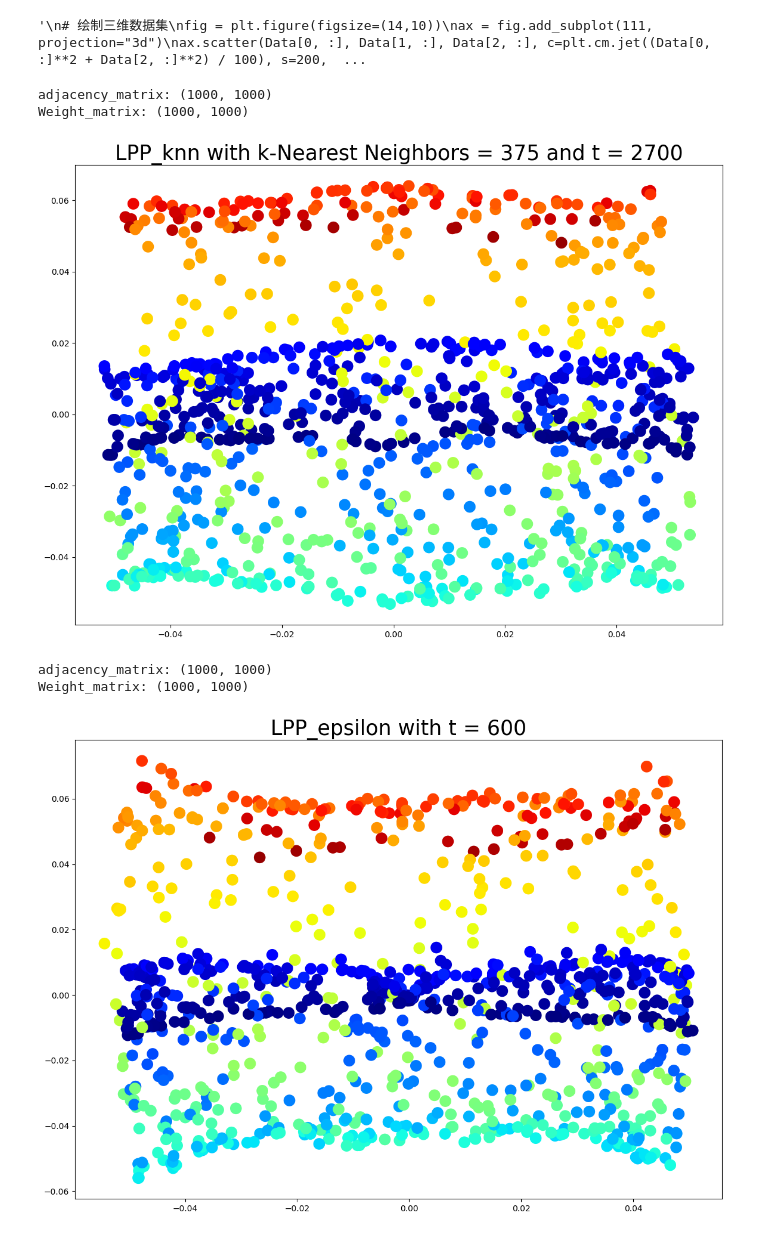
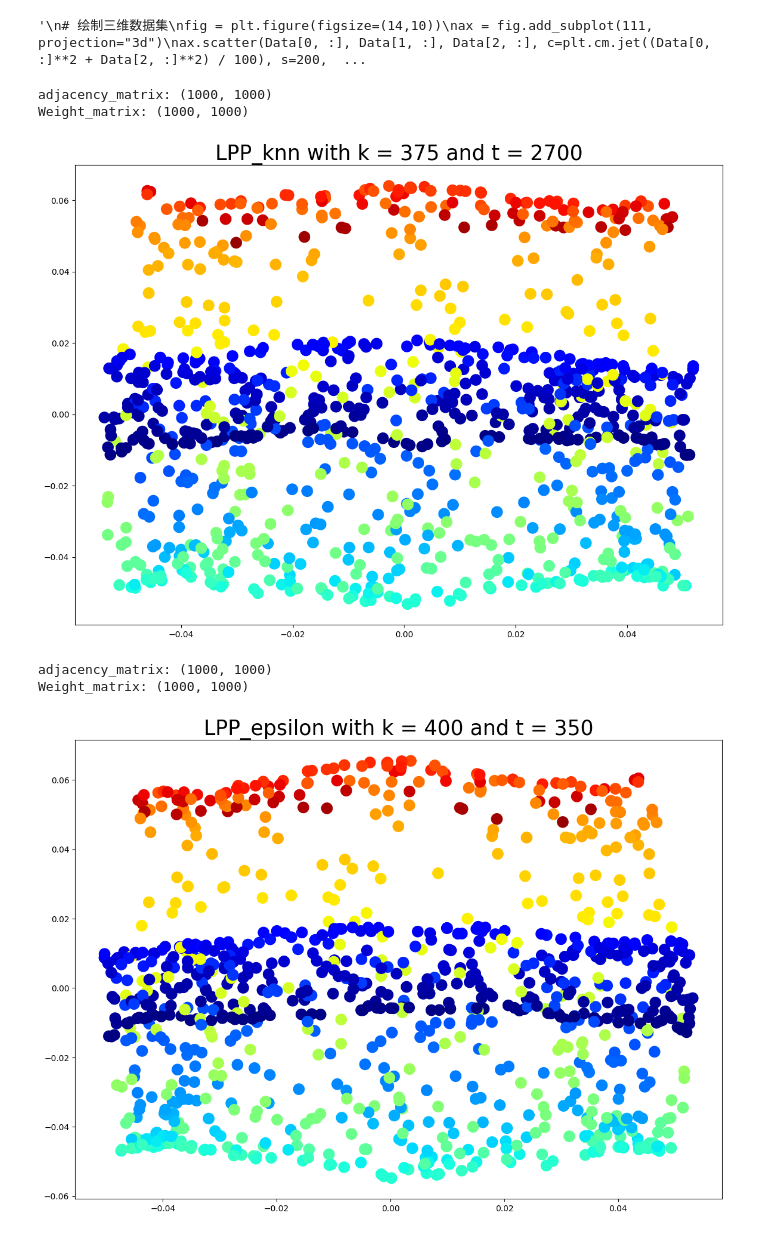
Before and after one commit to TonyHuang6666/Manifold-Learning, a Jupyter notebook: Locality preserving projection/LPP-Original.ipynb, the cells around one changed output. Saved outputs shown, nothing was run; the diff lists cells and outputs as text; code cells hidden in the pictures.

Commit message:
Epsilon邻域以第x个距离作为半径是可行的

```diff
--- a/Locality preserving projection/LPP-Original.ipynb
+++ b/Locality preserving projection/LPP-Original.ipynb
@@ -13,6 +12,16 @@ def compute_avg_radius(Data, distances):
         avg_radius = np.mean(distances[i]) # 每个数据点到其他所有点的平均值
         radius[i] = avg_radius # 存储每个数据点的平均邻域半径
     return radius
+# %%
+# 以将距离从小到大排序后的第k个距离作为每个数据点的半径
+def compute_k_maximun_radius(n, distances, k):
+    radius = np.zeros(n)
+    sorted_distances = np.sort(distances, axis=1)  # 对距离矩阵的每一行进行排序
+    for i in range(n):
+        # 选取第k个距离作为半径
+        radius[i] = sorted_distances[i, k]
+    np.savetxt('radius.csv', radius, delimiter=',')
+    return radius
 # %%
 Pi = 3.14159265358979323846
 
@@ -53,7 +62,7 @@ def compute_neighborhood_matrix(Data, method, k):
         return knn_adjacency_matrix, distances
     elif method == 'epsilon':
         adjacency_matrix = np.zeros((n, n))
-        radius = compute_avg_radius(Data, distances)  # 计算每个数据点的邻域半径
+        radius = compute_k_maximun_radius(n, distances, k)  # 计算每个数据点的邻域半径
         for i in range(n):  # 对于数据集中的每个样本点 i
             distances = np.sqrt(np.sum((Data[i] - Data) ** 2, axis=1))
             neighbors = []
@@ -138,34 +147,35 @@ ax.axis("off")
 # %%
 # 绘制及保存投影图
 if not os.path.exists('output'):
     os.makedirs('output')
 for method in ['knn', 'epsilon']:
     plt.figure(figsize=(14, 10))
     if method == 'epsilon':
-        t= 600
-        lpp_embeddings = LPP(Data_T, d=2, method=method, k=375, t=t)
-        plt.title('LPP_epsilon with t = ' + str(t), size=25)
+        t= 350
+        k= 400
+        lpp_embeddings = LPP(Data_T, d=2, method=method, k=k, t=t)
+        plt.title('LPP_epsilon with k = ' + str(k) + ' and t = ' + str(t), size=25)
         file_name = 'LPP_epsilon_t = ' + str(t) + '.png'
         file_path = os.path.join('.', 'output', file_name)
         plt.scatter(lpp_embeddings[:, 0], lpp_embeddings[:, 1], c=plt.cm.jet((Data_T[:, 0] ** 2 + Data_T[:, 2] ** 2) / 100),s=200, lw=0, alpha=1)
         plt.savefig(file_path)
     elif method == 'knn':
         k = 375
         t= 2700
         lpp_embeddings = LPP(Data_T, d=2, method=method, k=k, t=t)
-        plt.title('LPP_knn with k-Nearest Neighbors = ' + str(k) + ' and t = ' + str(t), size=25)
+        plt.title('LPP_knn with k = ' + str(k) + ' and t = ' + str(t), size=25)
         file_name = 'LPP_knn_' + str(k) + '_t=' + str(t) + '.png'
         file_path = os.path.join('.', 'output', file_name)
         plt.scatter(lpp_embeddings[:, 0], lpp_embeddings[:, 1], c=plt.cm.jet((Data_T[:, 0] ** 2 + Data_T[:, 2] ** 2) / 100),s=200, lw=0, alpha=1)
         plt.savefig(file_path)
     plt.show()
 # %% [output]
 adjacency_matrix: (1000, 1000)
 Weight_matrix: (1000, 1000)
-[figure, old version]
+[figure, new version]
 adjacency_matrix: (1000, 1000)
 Weight_matrix: (1000, 1000)
-[figure, old version]
+[figure, new version]
 # %%
 from lpproj import LocalityPreservingProjection
 #创建 LPP 模型
```
Also changed, not shown: parts of 2 cells of this notebook, 4 other files.
